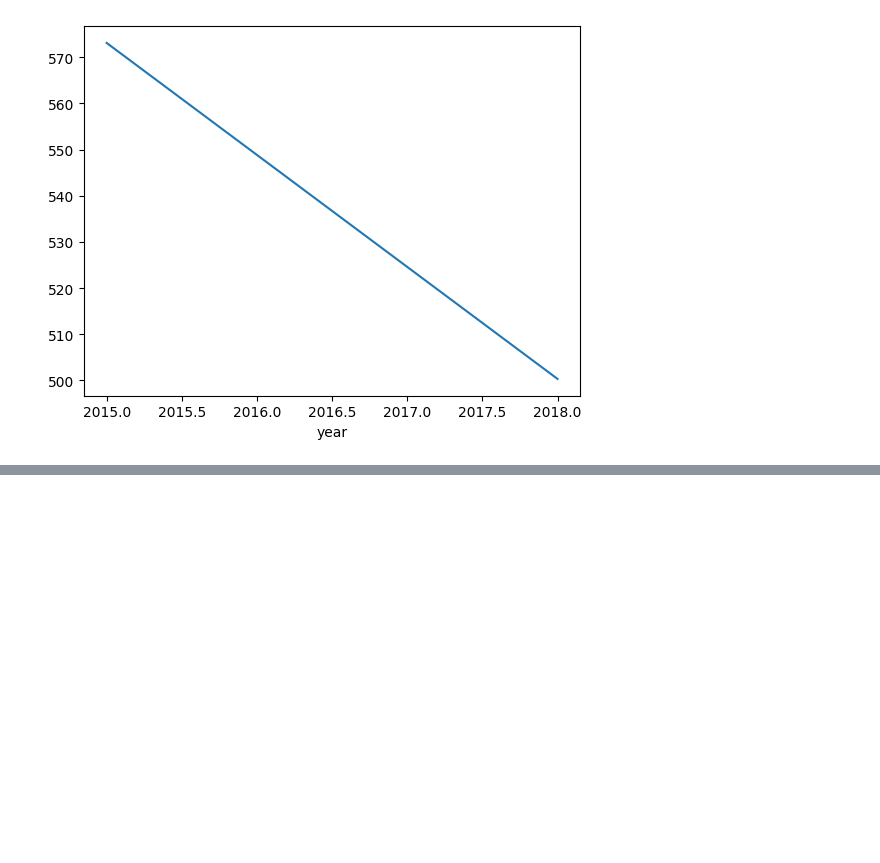
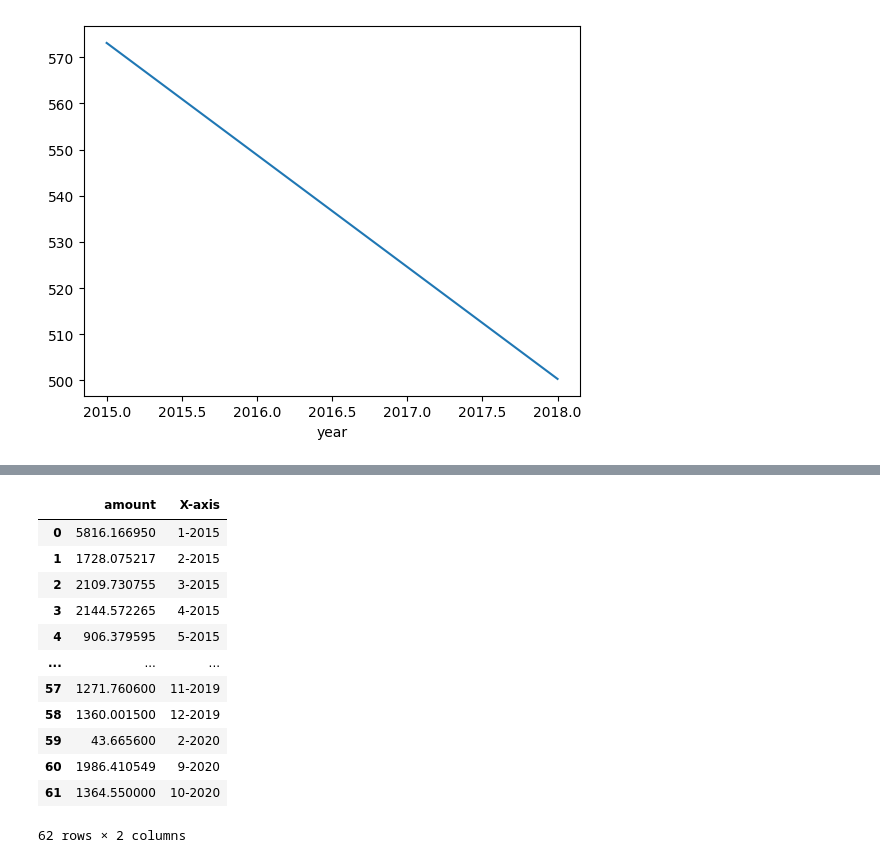
Before and after one commit to Archit-Shelar11/Startup_Analytics_Streamlit, a Jupyter notebook: cleaning.ipynb, the cells around one changed output, grey strips where cells are left out. Drawn from its saved outputs; the diff is of its cells as text; code cells hidden in the pictures; blank space fills up the shorter version.

```diff
--- a/cleaning.ipynb
+++ b/cleaning.ipynb
@@ -307,0 +320,16 @@ df[df['investors'].str.contains('ChrysCapital')].groupby('year')['amount'].sum()
+# %%
+temp_df[['amount','X-axis']]
+# %% [output]
+|  | amount | X-axis |
+| 0 | 5816.166950 | 1-2015 |
+| 1 | 1728.075217 | 2-2015 |
+| 2 | 2109.730755 | 3-2015 |
+| 3 | 2144.572265 | 4-2015 |
+| 4 | 906.379595 | 5-2015 |
+| ... | ... | ... |
+| 57 | 1271.760600 | 11-2019 |
+| 58 | 1360.001500 | 12-2019 |
+| 59 | 43.665600 | 2-2020 |
+| 60 | 1986.410549 | 9-2020 |
+| 61 | 1364.550000 | 10-2020 |
+62 rows × 2 columns
```
Also changed, not shown: parts of 17 cells of this notebook, 1 other file.
